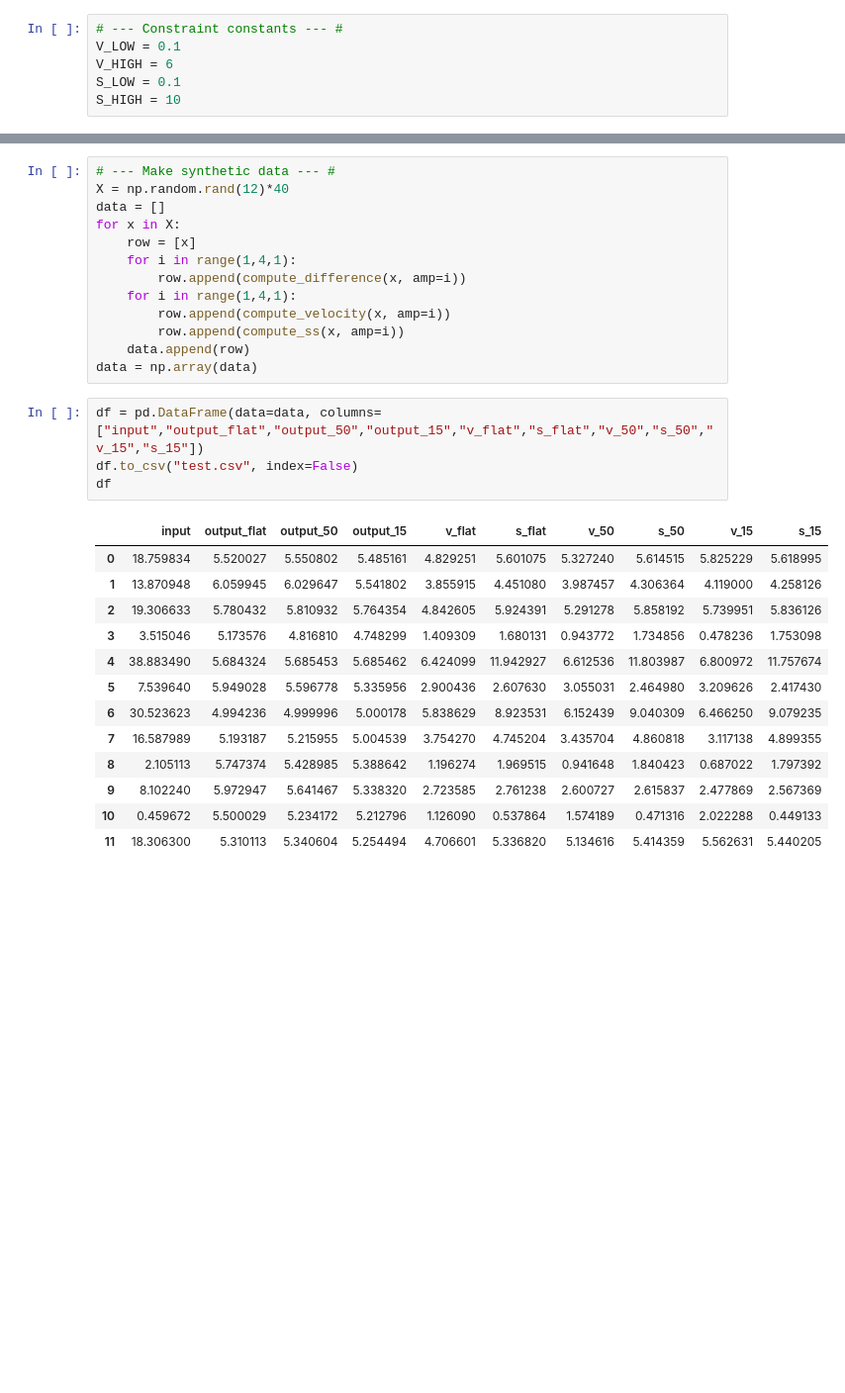
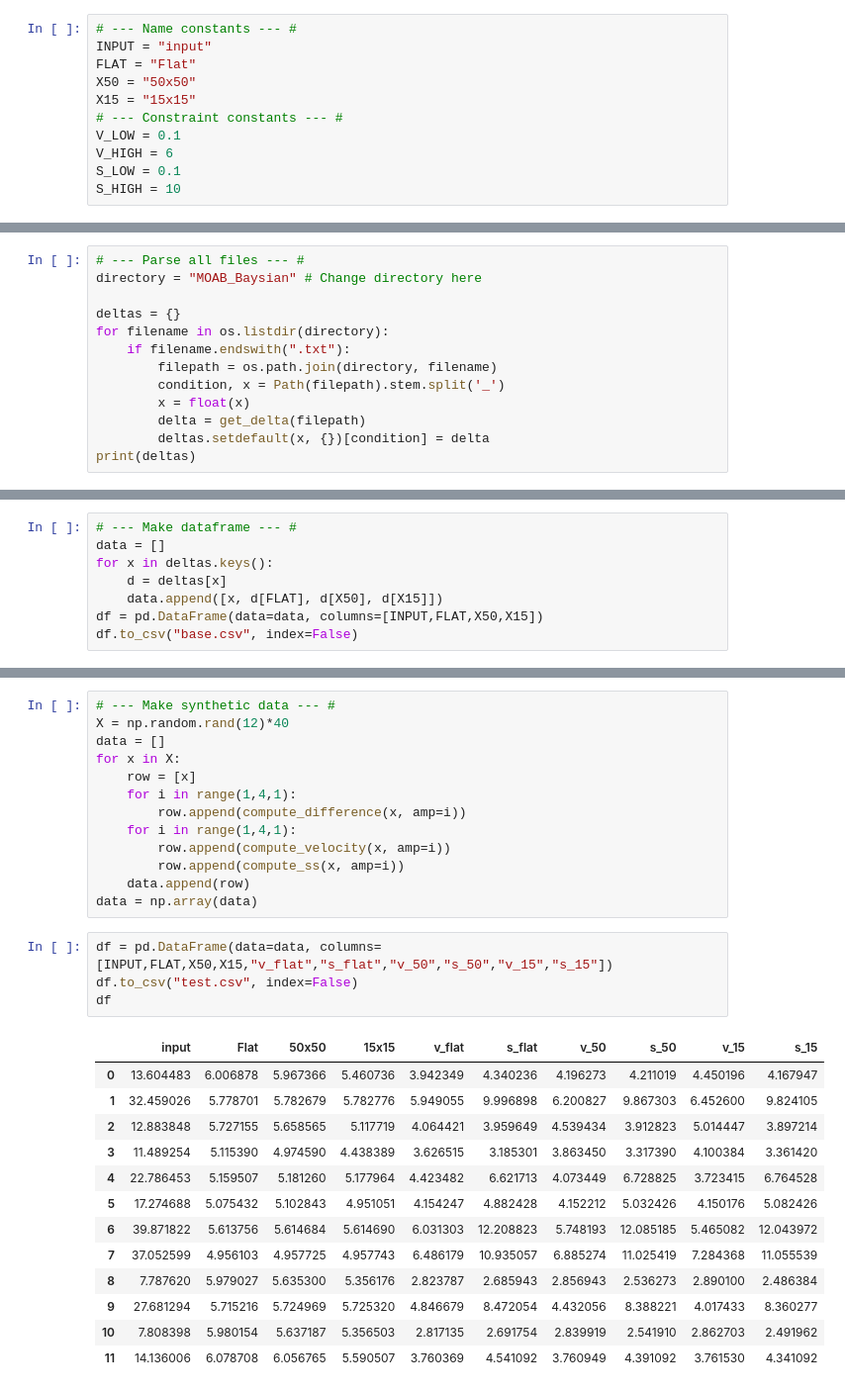
Before and after one commit to GuangchenW/bioreactor-optimization, a Jupyter notebook: bo.ipynb, the cells around one changed output, grey strips where cells are left out. Shown at 99% size. Drawn from its saved outputs; the diff is of its cells as text; blank space fills up the shorter version.

```diff
--- a/bo.ipynb
+++ b/bo.ipynb
@@ -13,4 +12,9 @@ import matplotlib.pyplot as plt
 # %%
+# --- Name constants --- #
+INPUT = "input"
+FLAT = "Flat"
+X50 = "50x50"
+X15 = "15x15"
 # --- Constraint constants --- #
 V_LOW = 0.1
 V_HIGH = 6
@@ -18,0 +26,13 @@ S_HIGH = 10
+# %%
+# --- Parse all files --- #
+directory = "MOAB_Baysian" # Change directory here
+
+deltas = {}
+for filename in os.listdir(directory):
+    if filename.endswith(".txt"):
+        filepath = os.path.join(directory, filename)
+        condition, x = Path(filepath).stem.split('_')
+        x = float(x)
+        delta = get_delta(filepath)
+        deltas.setdefault(x, {})[condition] = delta
+print(deltas)
@@ -19,2 +57,10 @@ S_HIGH = 10
+# %%
+# --- Make dataframe --- #
+data = []
+for x in deltas.keys():
+    d = deltas[x]
+    data.append([x, d[FLAT], d[X50], d[X15]])
+df = pd.DataFrame(data=data, columns=[INPUT,FLAT,X50,X15])
+df.to_csv("base.csv", index=False)
 # %%
 # --- Load and parse oxygen gradient --- #
@@ -235,20 +279,20 @@ for x in X:
     data.append(row)
 data = np.array(data)
 # %%
-df = pd.DataFrame(data=data, columns=["input","output_flat","output_50","output_15","v_flat","s_flat","v_50","s_50","v_15","s_15"])
+df = pd.DataFrame(data=data, columns=[INPUT,FLAT,X50,X15,"v_flat","s_flat","v_50","s_50","v_15","s_15"])
 df.to_csv("test.csv", index=False)
 df
 # %% [output]
-|  | input | output_flat | output_50 | output_15 | v_flat | s_flat | v_50 | s_50 | v_15 | s_15 |
-| 0 | 18.759834 | 5.520027 | 5.550802 | 5.485161 | 4.829251 | 5.601075 | 5.327240 | 5.614515 | 5.825229 | 5.618995 |
-| 1 | 13.870948 | 6.059945 | 6.029647 | 5.541802 | 3.855915 | 4.451080 | 3.987457 | 4.306364 | 4.119000 | 4.258126 |
-| 2 | 19.306633 | 5.780432 | 5.810932 | 5.764354 | 4.842605 | 5.924391 | 5.291278 | 5.858192 | 5.739951 | 5.836126 |
-| 3 | 3.515046 | 5.173576 | 4.816810 | 4.748299 | 1.409309 | 1.680131 | 0.943772 | 1.734856 | 0.478236 | 1.753098 |
-| 4 | 38.883490 | 5.684324 | 5.685453 | 5.685462 | 6.424099 | 11.942927 | 6.612536 | 11.803987 | 6.800972 | 11.757674 |
-| 5 | 7.539640 | 5.949028 | 5.596778 | 5.335956 | 2.900436 | 2.607630 | 3.055031 | 2.464980 | 3.209626 | 2.417430 |
-| 6 | 30.523623 | 4.994236 | 4.999996 | 5.000178 | 5.838629 | 8.923531 | 6.152439 | 9.040309 | 6.466250 | 9.079235 |
-| 7 | 16.587989 | 5.193187 | 5.215955 | 5.004539 | 3.754270 | 4.745204 | 3.435704 | 4.860818 | 3.117138 | 4.899355 |
-| 8 | 2.105113 | 5.747374 | 5.428985 | 5.388642 | 1.196274 | 1.969515 | 0.941648 | 1.840423 | 0.687022 | 1.797392 |
-| 9 | 8.102240 | 5.972947 | 5.641467 | 5.338320 | 2.723585 | 2.761238 | 2.600727 | 2.615837 | 2.477869 | 2.567369 |
-| 10 | 0.459672 | 5.500029 | 5.234172 | 5.212796 | 1.126090 | 0.537864 | 1.574189 | 0.471316 | 2.022288 | 0.449133 |
-| 11 | 18.306300 | 5.310113 | 5.340604 | 5.254494 | 4.706601 | 5.336820 | 5.134616 | 5.414359 | 5.562631 | 5.440205 |
+|  | input | Flat | 50x50 | 15x15 | v_flat | s_flat | v_50 | s_50 | v_15 | s_15 |
+| 0 | 13.604483 | 6.006878 | 5.967366 | 5.460736 | 3.942349 | 4.340236 | 4.196273 | 4.211019 | 4.450196 | 4.167947 |
+| 1 | 32.459026 | 5.778701 | 5.782679 | 5.782776 | 5.949055 | 9.996898 | 6.200827 | 9.867303 | 6.452600 | 9.824105 |
+| 2 | 12.883848 | 5.727155 | 5.658565 | 5.117719 | 4.064421 | 3.959649 | 4.539434 | 3.912823 | 5.014447 | 3.897214 |
+| 3 | 11.489254 | 5.115390 | 4.974590 | 4.438389 | 3.626515 | 3.185301 | 3.863450 | 3.317390 | 4.100384 | 3.361420 |
+| 4 | 22.786453 | 5.159507 | 5.181260 | 5.177964 | 4.423482 | 6.621713 | 4.073449 | 6.728825 | 3.723415 | 6.764528 |
+| 5 | 17.274688 | 5.075432 | 5.102843 | 4.951051 | 4.154247 | 4.882428 | 4.152212 | 5.032426 | 4.150176 | 5.082426 |
+| 6 | 39.871822 | 5.613756 | 5.614684 | 5.614690 | 6.031303 | 12.208823 | 5.748193 | 12.085185 | 5.465082 | 12.043972 |
+| 7 | 37.052599 | 4.956103 | 4.957725 | 4.957743 | 6.486179 | 10.935057 | 6.885274 | 11.025419 | 7.284368 | 11.055539 |
+| 8 | 7.787620 | 5.979027 | 5.635300 | 5.356176 | 2.823787 | 2.685943 | 2.856943 | 2.536273 | 2.890100 | 2.486384 |
+| 9 | 27.681294 | 5.715216 | 5.724969 | 5.725320 | 4.846679 | 8.472054 | 4.432056 | 8.388221 | 4.017433 | 8.360277 |
+| 10 | 7.808398 | 5.980154 | 5.637187 | 5.356503 | 2.817135 | 2.691754 | 2.839919 | 2.541910 | 2.862703 | 2.491962 |
+| 11 | 14.136006 | 6.078708 | 6.056765 | 5.590507 | 3.760369 | 4.541092 | 3.760949 | 4.391092 | 3.761530 | 4.341092 |
```
Also changed, not shown: parts of 11 cells of this notebook, 1 other file.
